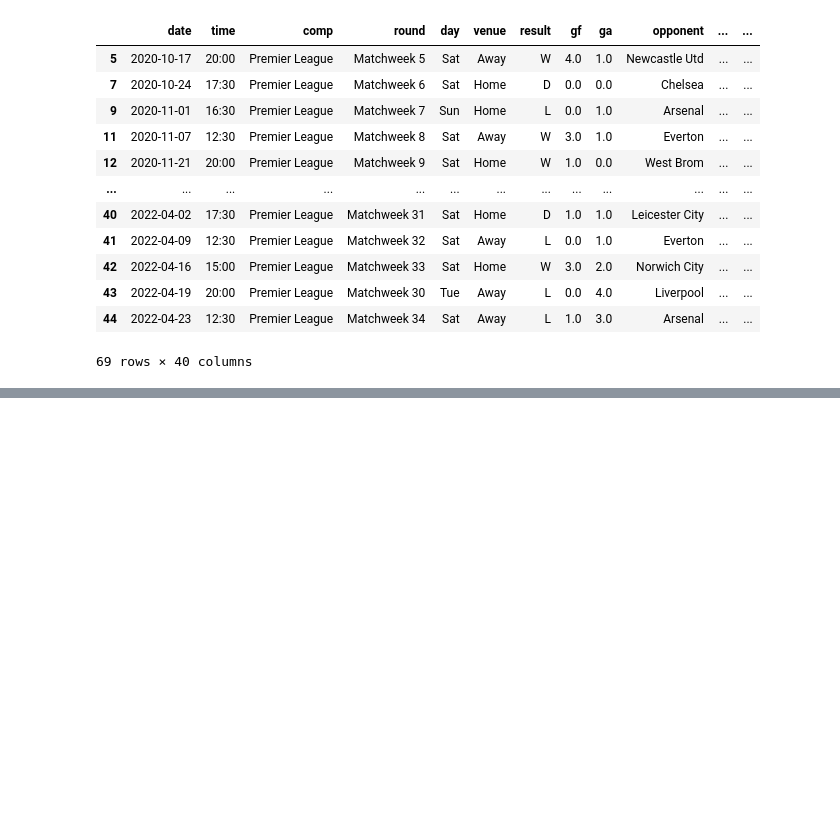
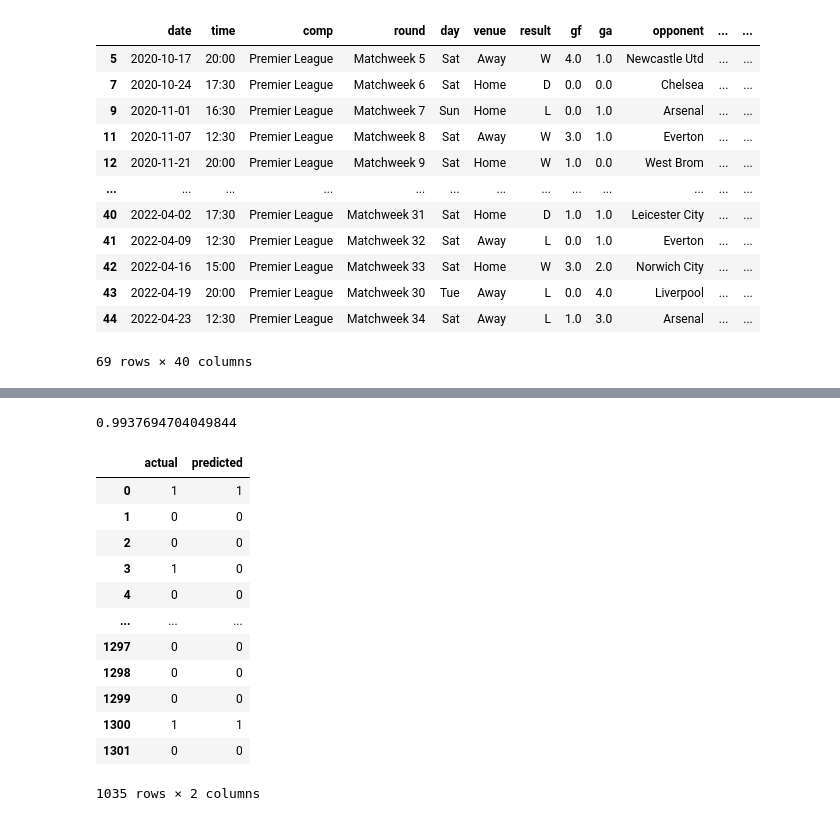
Before and after one commit to IDRISSI-Karim/Football_Predicition, a Jupyter notebook: model/training.ipynb, the cells around one changed output, grey strips where cells are left out. Drawn from its saved outputs; the diff is of its cells as text; code cells hidden in the pictures; blank space fills up the shorter version.

```diff
--- a/model/training.ipynb
+++ b/model/training.ipynb
@@ -265,0 +318,20 @@ rolling_averages(group, cols, new_cols)
+# %%
+precision
+# %% [output]
+0.9937694704049844
+# %%
+combined
+# %% [output]
+|  | actual | predicted |
+| 0 | 1 | 1 |
+| 1 | 0 | 0 |
+| 2 | 0 | 0 |
+| 3 | 1 | 0 |
+| 4 | 0 | 0 |
+| ... | ... | ... |
+| 1297 | 0 | 0 |
+| 1298 | 0 | 0 |
+| 1299 | 0 | 0 |
+| 1300 | 1 | 1 |
+| 1301 | 0 | 0 |
+1035 rows × 2 columns
```
Also changed, not shown: parts of 11 cells of this notebook.
